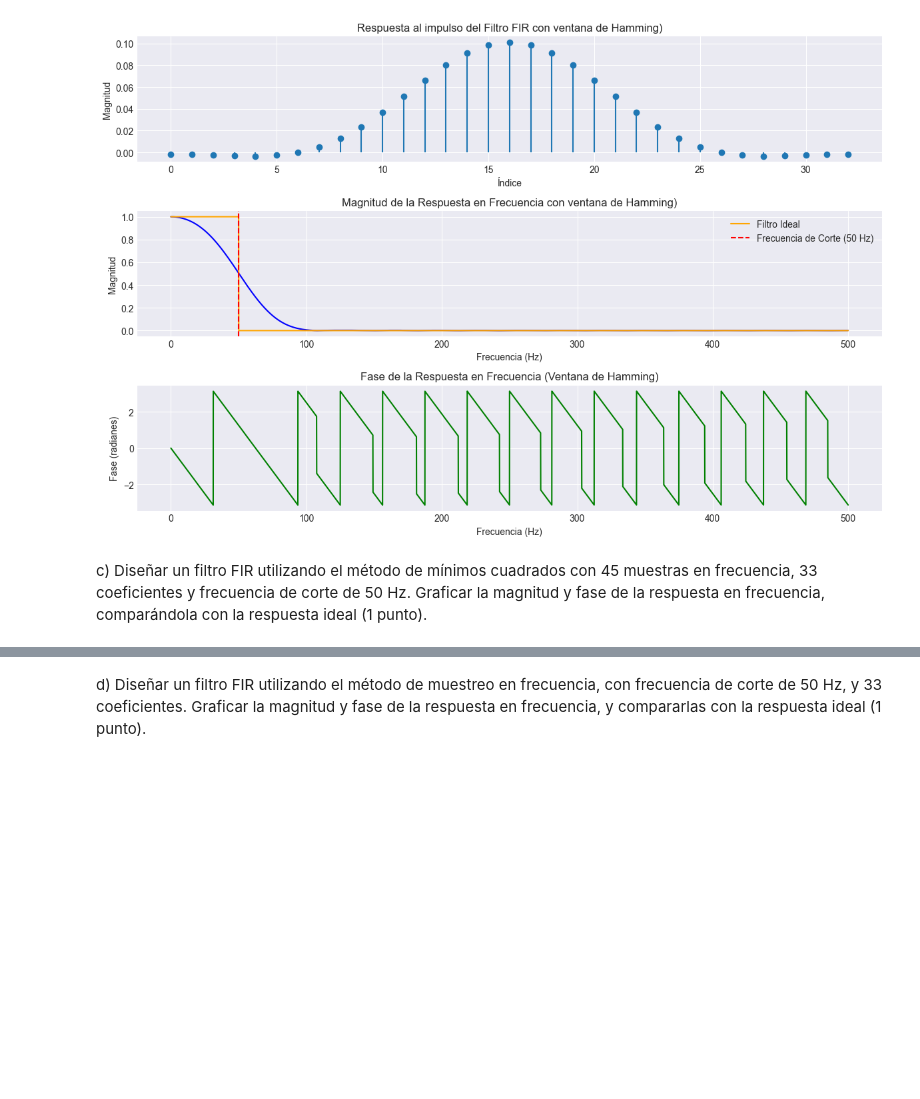
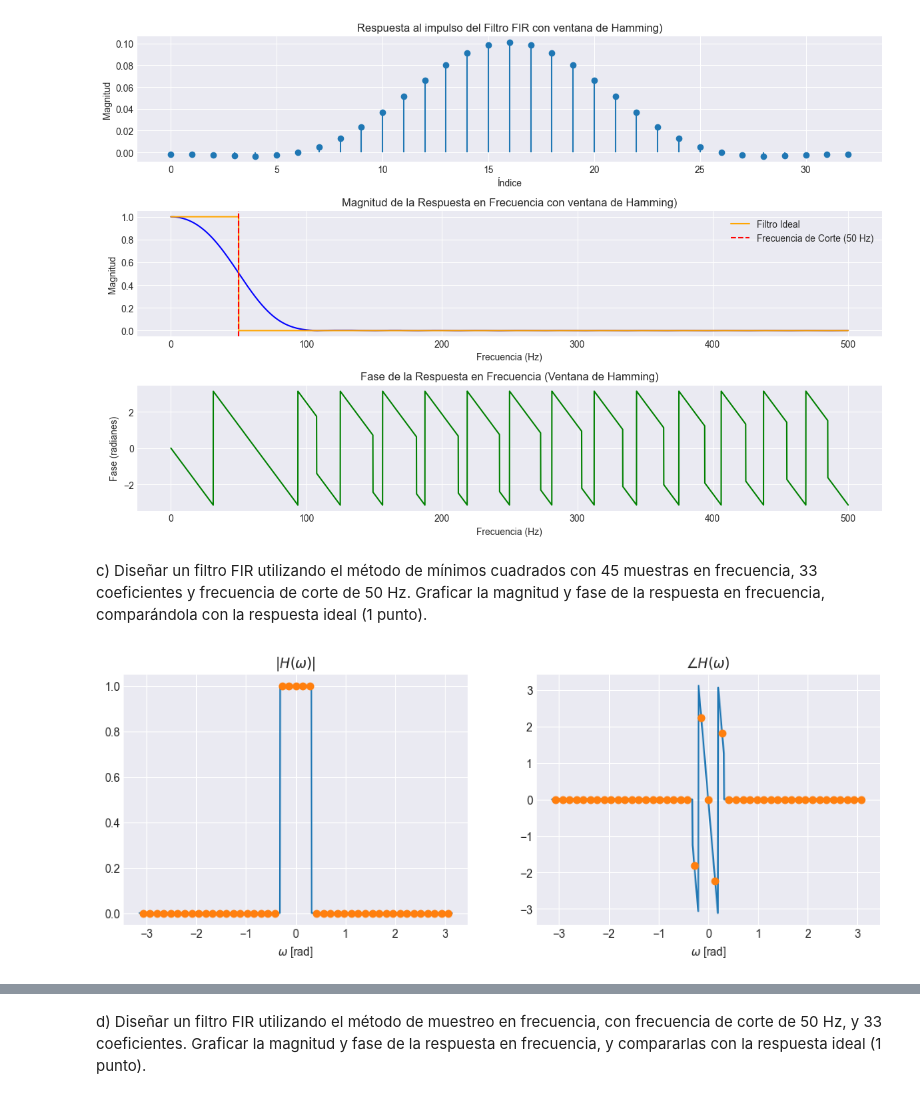
Before and after one commit to ExampleToFollow/PracticasPDS, a Jupyter notebook: Lab4/IF_LAB4_20213704.ipynb, the cells around one changed output, grey strips where cells are left out. Cells and saved outputs as stored; diff of their text form; code cells hidden in the pictures; blank space fills up the shorter version.

```diff
--- a/Lab4/IF_LAB4_20213704.ipynb
+++ b/Lab4/IF_LAB4_20213704.ipynb
@@ -87,3 +87,45 @@ plt.show()
 c) Diseñar un filtro FIR utilizando el método de mínimos cuadrados con 45 muestras en
 frecuencia, 33 coeficientes y frecuencia de corte de 50 Hz. Graficar la magnitud y fase de la
 respuesta en frecuencia, comparándola con la respuesta ideal (1 punto).
+# %%
+num_samples=45
+num_coe=33
+f_c = 50 #Hz
+
+
+# Filtro pasabajos ideal truncado
+
+fc = 50/fs
+wc = fc*2*np.pi
+
+def HPB(w,wc,nd):
+    mask = np.abs(w)<=wc
+    H = np.exp(-1j*w*nd)
+    H[~mask] = 0
+    return H
+
+Nw = 45 # Número de muestras en frecuencia
+M = 33 # Longitud del filtro
+
+w = 2*np.pi*(np.arange(Nw)-np.fix(Nw/2)) / Nw
+Hw = HPB(w,wc,(M-1)/2)
+
+wid = np.linspace(-np.pi,np.pi,1001)
+Hid = HPB(wid,wc,(M-1)/2)
+
+fig = plt.figure(figsize=[12,4])
+plt.subplot(1,2,1)
+plt.plot(wid,np.abs(Hid))
+plt.plot(w,np.abs(Hw),'o')
+plt.xlabel('$\omega$ [rad]')
+plt.title('$|H(\omega)|$')
+plt.grid('on')
+
+plt.subplot(1,2,2)
+plt.plot(wid,np.angle(Hid))
+plt.plot(w,np.angle(Hw),'o')
+plt.xlabel('$\omega$ [rad]')
+plt.title('$\\angle H(\omega)$')
+plt.grid('on')
+# %% [output]
+[figure, added]
```
Also changed, not shown: parts of 11 cells of this notebook.
